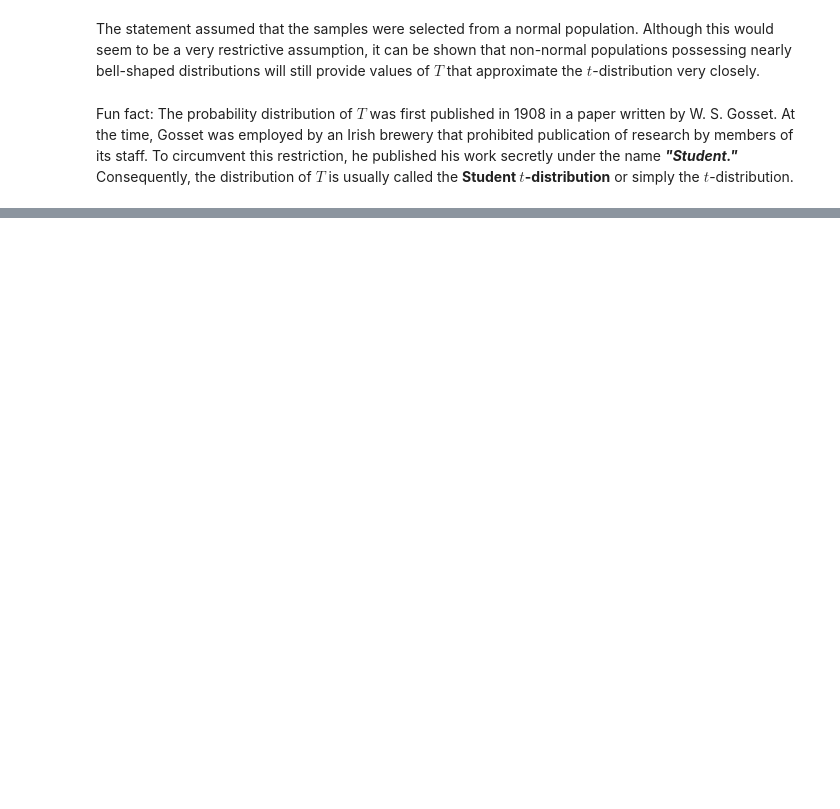
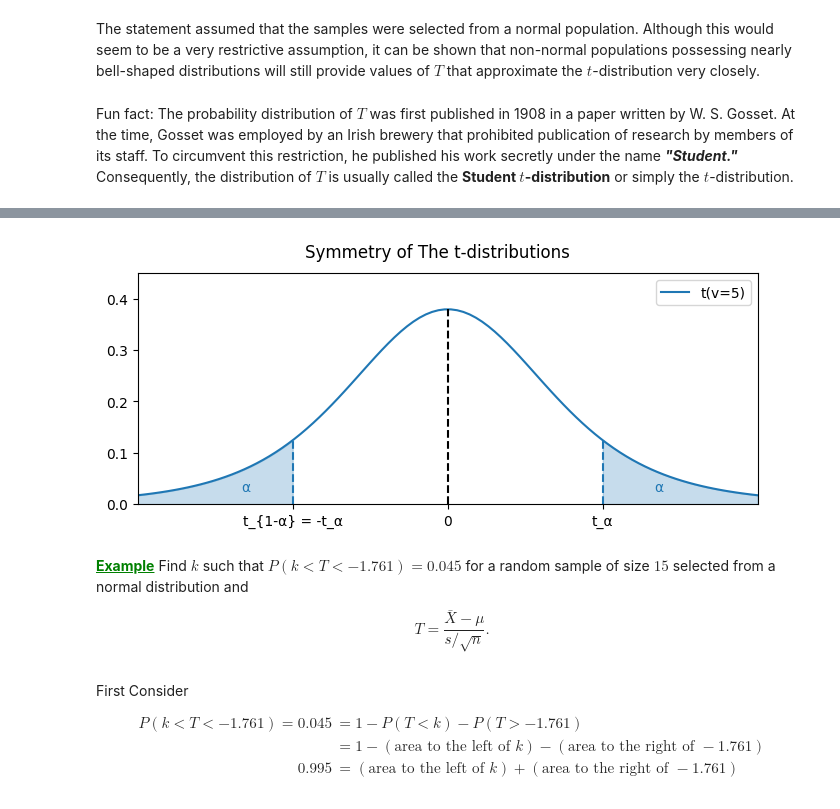
Before and after one commit to NEWisREAL1/Statistics-Notebooks, a Jupyter notebook: Chapter 6 - Fundamental Sampling Distributions.ipynb, the cells around one changed output, grey strips where cells are left out. Drawn from its saved outputs; the diff is of its cells as text; code cells hidden in the pictures; blank space fills up the shorter version.

```diff
--- a/Chapter 6 - Fundamental Sampling Distributions.ipynb
+++ b/Chapter 6 - Fundamental Sampling Distributions.ipynb
@@ -790,0 +830,45 @@ the distribution of $T$ is usually called the **Student $t$-distribution** or si
+# %%
+fig, ax = plt.subplots(1,1,figsize=(8,3))
+
+fig.suptitle("Symmetry of The t-distributions")
+
+xs = np.linspace(-3,3,100)
+ys = student_t.pdf(xs, 5)
+
+ax.plot(xs, ys, label="t(v=5)")
+ax.plot([0,0], [0,student_t.pdf(0, 5)], linestyle="--", color="black")
+ax.plot([1.5,1.5], [0,student_t.pdf(1.5, 5)], linestyle="--", color="tab:blue")
+ax.plot([-1.5,-1.5], [0,student_t.pdf(-1.5, 5)], linestyle="--", color="tab:blue")
+
+xa = np.linspace(-3,-1.5,100)
+xb = np.linspace(1.5,3,100)
+ya = student_t.pdf(xa, 5)
+yb = student_t.pdf(xb, 5)
+
+ax.fill_between(xa, ya, ya*0, color="tab:blue", alpha=0.25)
+ax.fill_between(xb, yb, yb*0, color="tab:blue", alpha=0.25)
+ax.text(2, 0.025, "α", color="tab:blue")
+ax.text(-2, 0.025, "α", color="tab:blue")
+
+ax.set(
+    xlim=[-3,3], ylim=[0,0.45],
+    xticks=[-1.5,0,1.5], xticklabels=["t_{1-α} = -t_α", "0","t_α"]
+)
+ax.legend();
+# %% [output]
+[figure, added]
+# %% [markdown]
+<span style="color: green;"><b><u>Example</u></b></span> Find $k$ such that $P(k<T < -1.761) = 0.045$ for a random sample of size $15$
+selected from a normal distribution and
+
+$$T = \frac{\bar{X}-\mu}{s/\sqrt{n}}.$$
+# %% [markdown]
+First Consider
+
+$$
+\begin{align}
+P(k < T < -1.761) = 0.045 &= 1 - P(T < k) - P(T > -1.761) \\
+&= 1 - (\text{area to the left of } k) - (\text{area to the right of } -1.761) \\
+0.995 &= (\text{area to the left of } k) + (\text{area to the right of } -1.761)
+\end{align}
+$$
```
Also changed, not shown: parts of 36 cells of this notebook, 1 other file.
